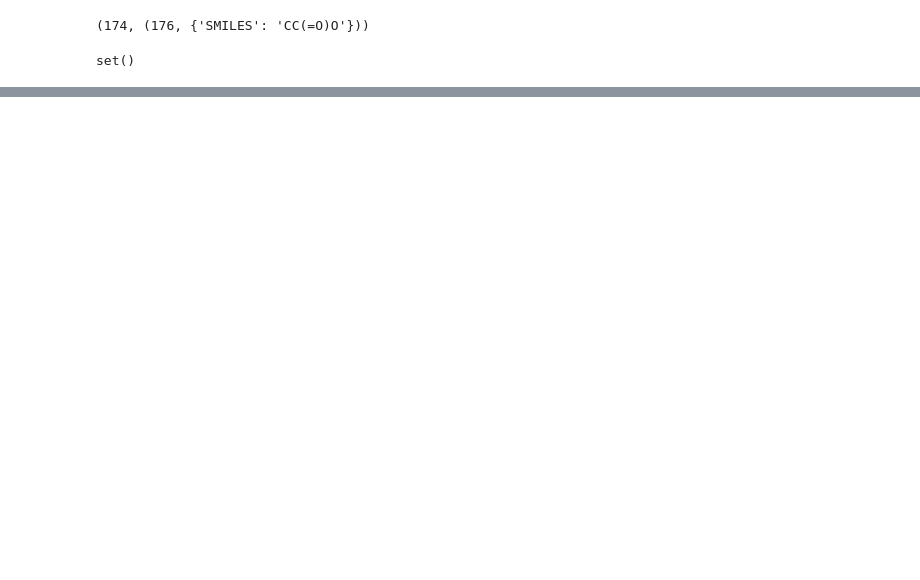
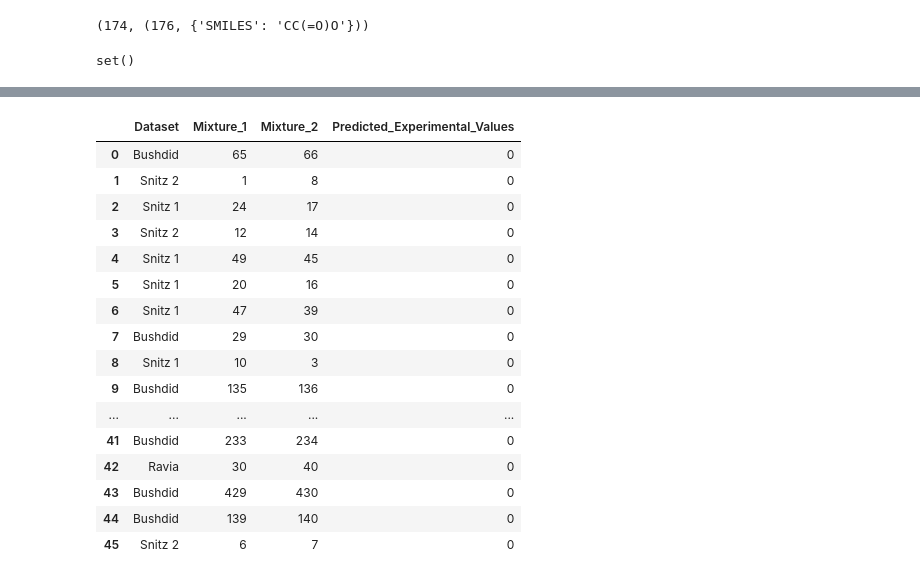
Before and after one commit to laurahsisson/dream, a Jupyter notebook: blends.ipynb, the cells around one changed output, grey strips where cells are left out. Saved outputs shown, nothing was run; the diff lists cells and outputs as text; code cells hidden in the pictures; blank space fills up the shorter version.

```diff
--- a/blends.ipynb
+++ b/blends.ipynb
@@ -60,0 +159,22 @@ set()
+# %%
+leaderboard_mixture_df = pd.read_csv("Data/Challenge/Leaderboard_set_Submission_form.csv")
+leaderboard_mixture_df = leaderboard_mixture_df[leaderboard_mixture_df['Dataset'].notnull()]
+leaderboard_mixture_df
+# %% [output]
+|  | Dataset | Mixture_1 | Mixture_2 | Predicted_Experimental_Values |
+| 0 | Bushdid | 65 | 66 | 0 |
+| 1 | Snitz 2 | 1 | 8 | 0 |
+| 2 | Snitz 1 | 24 | 17 | 0 |
+| 3 | Snitz 2 | 12 | 14 | 0 |
+| 4 | Snitz 1 | 49 | 45 | 0 |
+| 5 | Snitz 1 | 20 | 16 | 0 |
+| 6 | Snitz 1 | 47 | 39 | 0 |
+| 7 | Bushdid | 29 | 30 | 0 |
+| 8 | Snitz 1 | 10 | 3 | 0 |
+| 9 | Bushdid | 135 | 136 | 0 |
+| ... | ... | ... | ... | ... |
+| 41 | Bushdid | 233 | 234 | 0 |
+| 42 | Ravia | 30 | 40 | 0 |
+| 43 | Bushdid | 429 | 430 | 0 |
+| 44 | Bushdid | 139 | 140 | 0 |
+| 45 | Snitz 2 | 6 | 7 | 0 |
```
Also changed, not shown: parts of 14 cells of this notebook, 1 other file.
